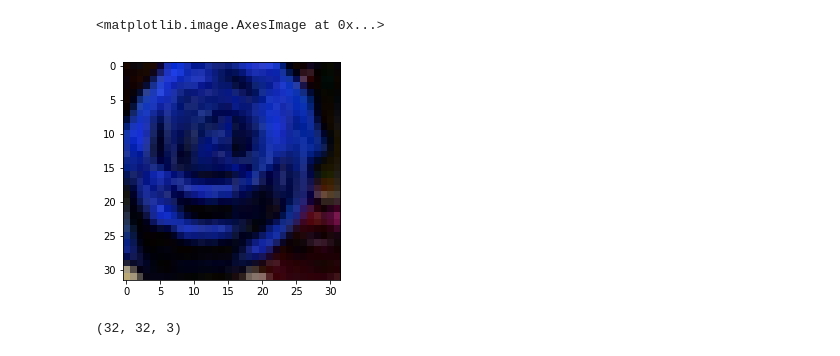
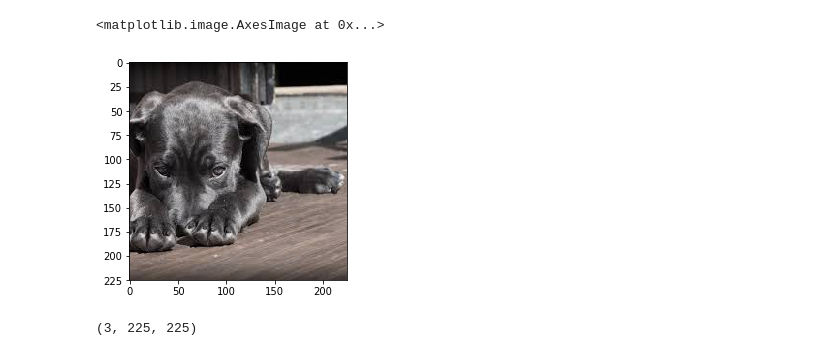
Before and after one commit to devloper13/DecisionTreeFromScratch, a Jupyter notebook: CNN.ipynb, the cells around one changed output. Saved outputs shown, nothing was run; the diff lists cells and outputs as text; code cells hidden in the pictures.

Commit message:
Image generation fixed...more beautification needed

```diff
--- a/CNN.ipynb
+++ b/CNN.ipynb
@@ -6,19 +6,19 @@ import pandas as pd
 # %%
 #originaldata = pd.read_csv('./Apparel/apparel-trainval.csv')
 #traindata = np.array(originaldata)[:48000,1:]
 #image = traindata[0]
-image = plt.imread('./rose.jpg','jpg')
+image = plt.imread('./labrdr.jpg','jpg')
 #image_resized = misc.imresize(image, (32, 32))
 plt.imshow(image)
 #print(image_resized.shape)
 # %% [output]
 <matplotlib.image.AxesImage at 0x...>
-[figure, old version]
+[figure, new version]
 # %%
 #image = image.reshape((32,32,1))
-print(image.shape)
+print(image.T.shape)
 # %% [output]
-(32, 32, 3)
+(3, 225, 225)
 # %%
 class CNN:
     def randomFilter(self,numberOfFilters,depth):
```
Also changed, not shown: parts of 2 cells of this notebook.
